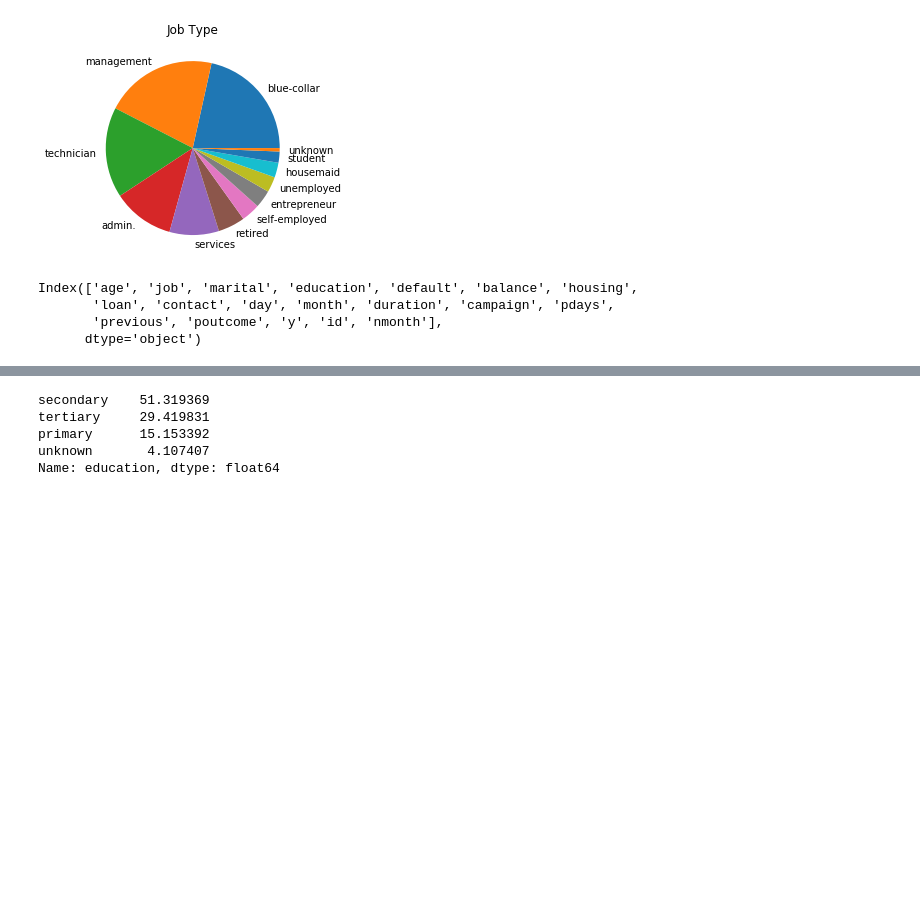
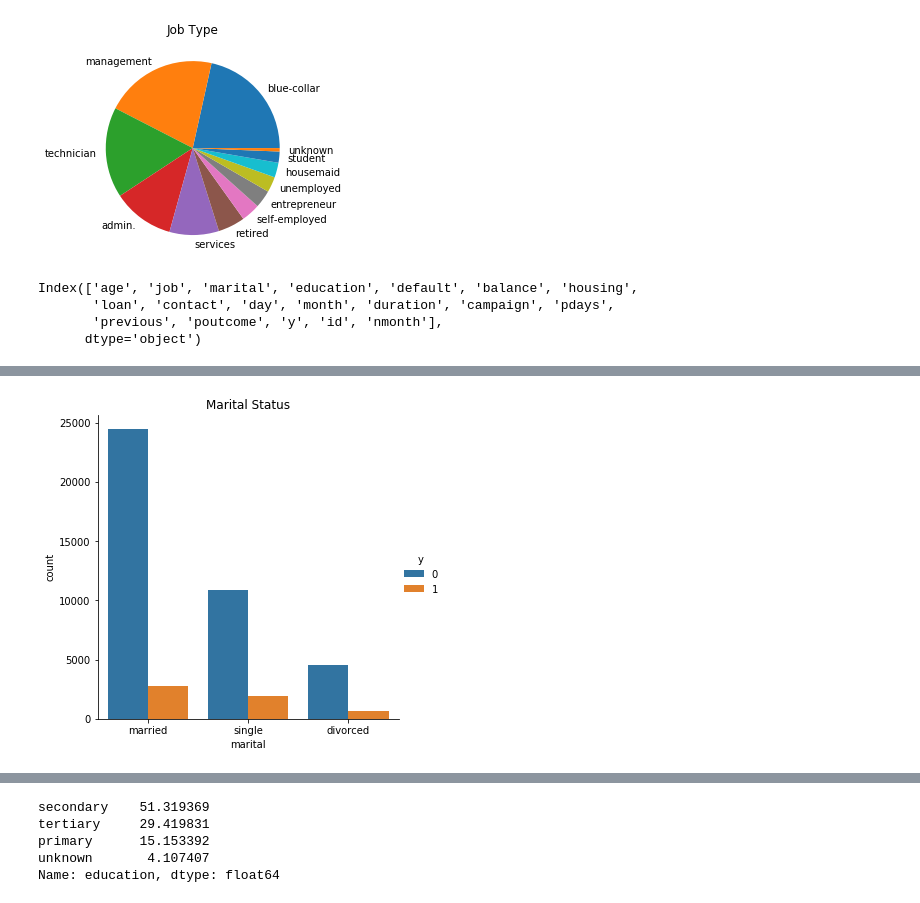
Before and after one commit to sshinkevich/Schib, a Jupyter notebook: Analys1.ipynb, the cells around one changed output, grey strips where cells are left out. Saved outputs shown, nothing was run; the diff lists cells and outputs as text; code cells hidden in the pictures; blank space fills up the shorter version.

```diff
--- a/Analys1.ipynb
+++ b/Analys1.ipynb
@@ -449,0 +457,6 @@ Name: marital, dtype: float64
+# %%
+sns.catplot(x="marital", kind="count", hue=label_name, orient="v", data=df);
+plt.title("Marital Status")
+plt.show()
+# %% [output]
+[figure, added]
```
Also changed, not shown: parts of 15 cells of this notebook.
